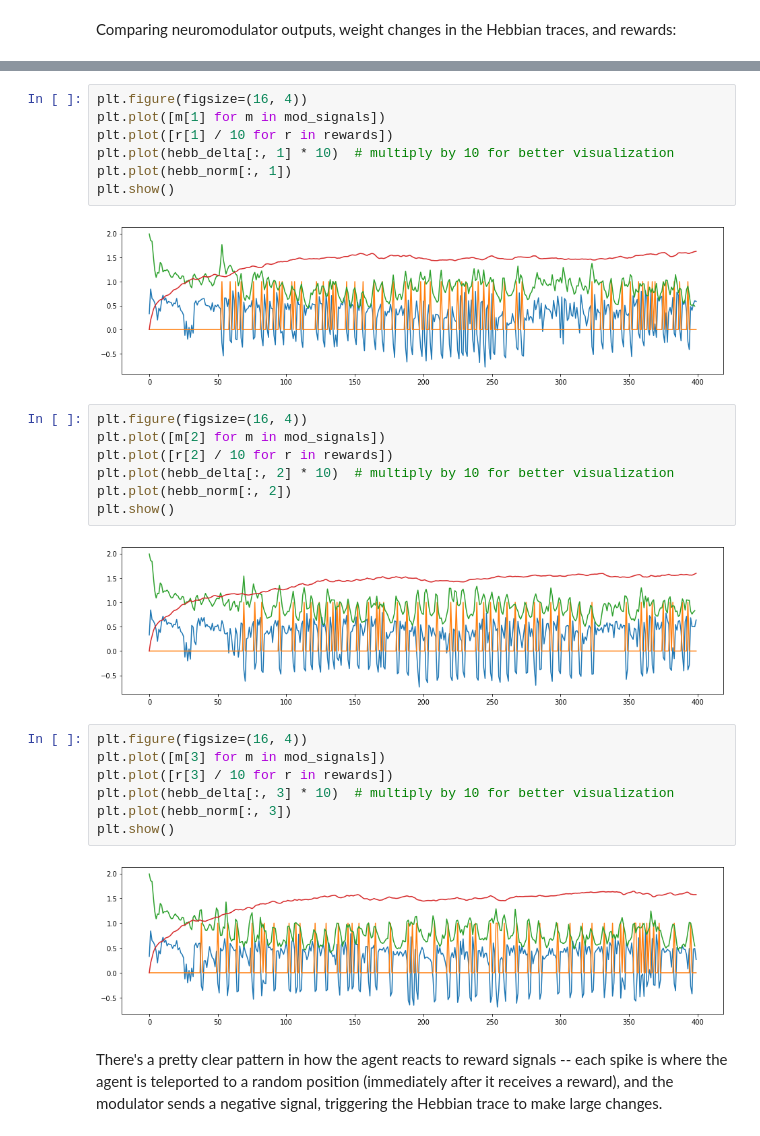
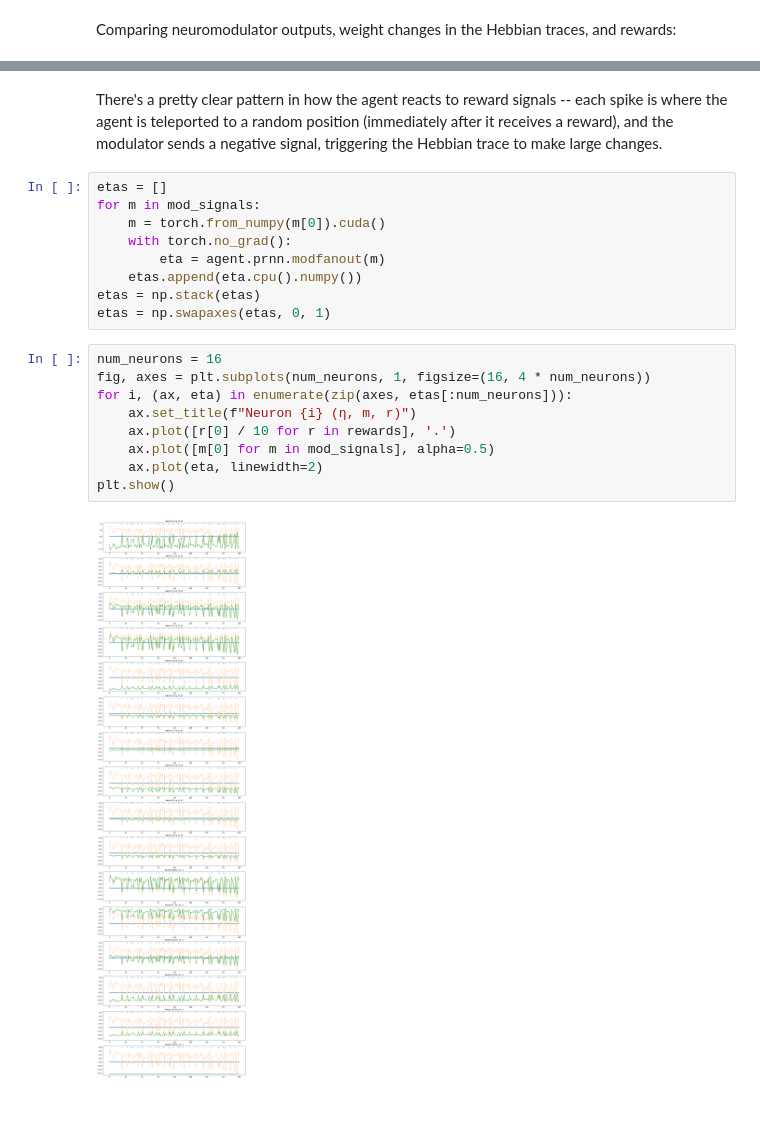
Before and after one commit to jinyeom/backpropamine, a Jupyter notebook: analysis.ipynb, the cells around one changed output, grey strips where cells are left out. Saved outputs shown, nothing was run; the diff lists cells and outputs as text; blank space fills up the shorter version.

```diff
--- a/analysis.ipynb
+++ b/analysis.ipynb
@@ -110,29 +112,22 @@ plt.show()
-# %%
-plt.figure(figsize=(16, 4))
-plt.plot([m[1] for m in mod_signals])
-plt.plot([r[1] / 10 for r in rewards])
-plt.plot(hebb_delta[:, 1] * 10)  # multiply by 10 for better visualization
-plt.plot(hebb_norm[:, 1])
-plt.show()
-# %% [output]
-[figure, removed]
-# %%
-plt.figure(figsize=(16, 4))
-plt.plot([m[2] for m in mod_signals])
-plt.plot([r[2] / 10 for r in rewards])
-plt.plot(hebb_delta[:, 2] * 10)  # multiply by 10 for better visualization
-plt.plot(hebb_norm[:, 2])
-plt.show()
-# %% [output]
-[figure, removed]
-# %%
-plt.figure(figsize=(16, 4))
-plt.plot([m[3] for m in mod_signals])
-plt.plot([r[3] / 10 for r in rewards])
-plt.plot(hebb_delta[:, 3] * 10)  # multiply by 10 for better visualization
-plt.plot(hebb_norm[:, 3])
-plt.show()
-# %% [output]
-[figure, removed]
 # %% [markdown]
 There's a pretty clear pattern in how the agent reacts to reward signals -- each spike is where the agent is teleported to a random position (immediately after it receives a reward), and the modulator sends a negative signal, triggering the Hebbian trace to make large changes.
+# %%
+etas = []
+for m in mod_signals:
+    m = torch.from_numpy(m[0]).cuda()
+    with torch.no_grad():
+        eta = agent.prnn.modfanout(m)
+    etas.append(eta.cpu().numpy())
+etas = np.stack(etas)
+etas = np.swapaxes(etas, 0, 1)
+# %%
+num_neurons = 16
+fig, axes = plt.subplots(num_neurons, 1, figsize=(16, 4 * num_neurons))
+for i, (ax, eta) in enumerate(zip(axes, etas[:num_neurons])):
+    ax.set_title(f"Neuron {i} (η, m, r)")
+    ax.plot([r[0] / 10 for r in rewards], '.')
+    ax.plot([m[0] for m in mod_signals], alpha=0.5)
+    ax.plot(eta, linewidth=2)
+plt.show()
+# %% [output]
+[figure, added]
```
Also changed, not shown: parts of 4 cells of this notebook.
